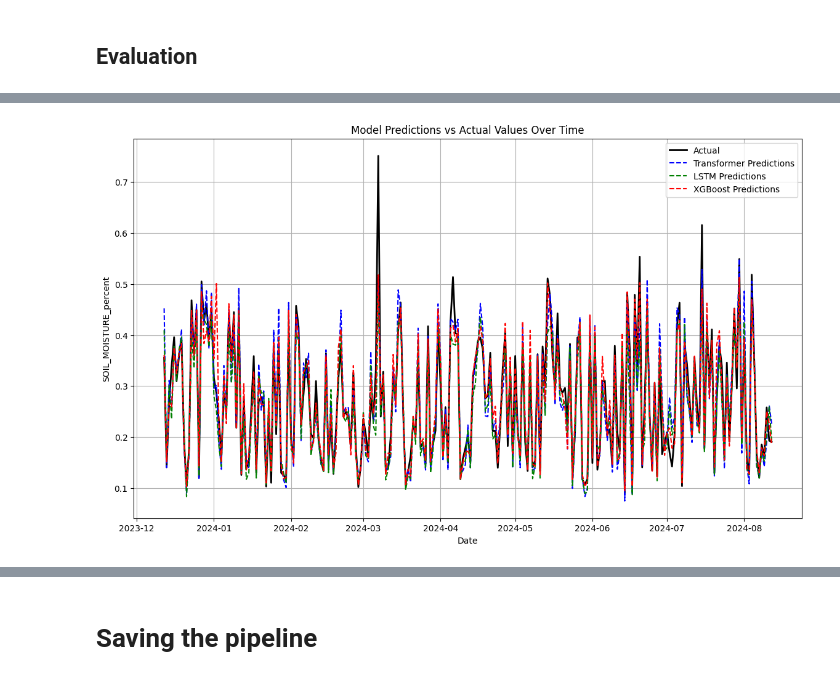
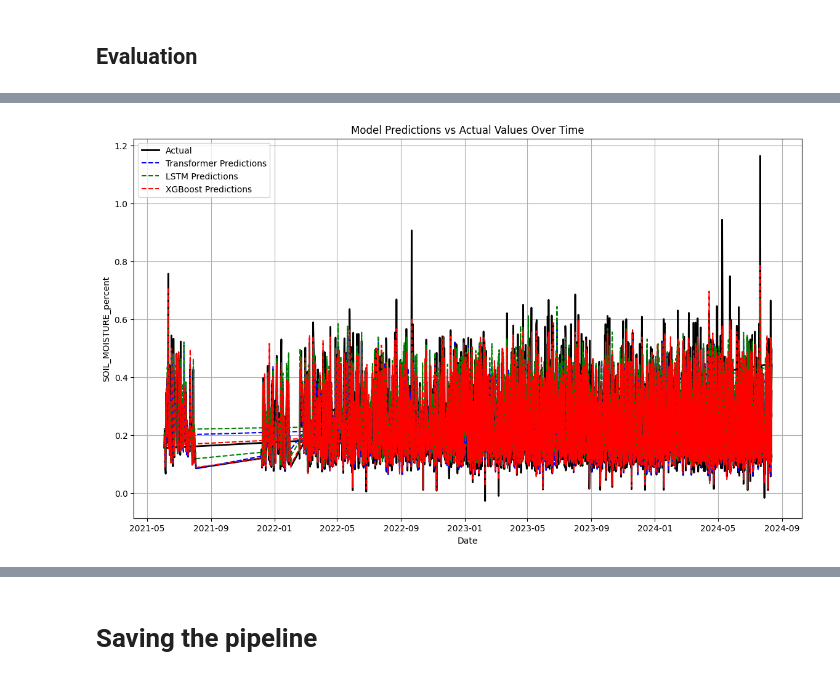
Before and after one commit to top-data/Soil_moisture, a Jupyter notebook: sm_cosmoz_inputs.ipynb, the cells around one changed output, grey strips where cells are left out. Drawn from its saved outputs; the diff is of its cells as text; code cells hidden in the pictures.

```diff
--- a/sm_cosmoz_inputs.ipynb
+++ b/sm_cosmoz_inputs.ipynb
@@ -223 +179,4 @@ merged_df.tail()
+# %%
+merged_df_all = pd.concat(all_smap_stations)
+merged_df_all.to_csv('/content/drive/MyDrive/SoilMoisture/cosmoz/merged_df_all.csv')
 # %%
@@ -302,11 +238,12 @@ from tensorflow.keras.models import Sequential
 from tensorflow.keras.layers import Dense, LSTM, MultiHeadAttention, Input, Dropout, Flatten
 from xgboost import XGBRegressor
 
-
+bands = ['sm_surface', 'sm_rootzone', 'sm_profile', 'sm_surface_wetness', 'sm_rootzone_wetness', 'sm_profile_wetness', 'surface_temp',
+          'soil_temp_layer1', 'soil_temp_layer2', 'soil_temp_layer3', 'soil_temp_layer4', 'soil_temp_layer5', 'soil_temp_layer6']
 
 # Prepare features and target
-X = merged_df[bands].values
-y = merged_df['SOIL_MOISTURE_percent'].values
+X = merged_df_all[bands].values
+y = merged_df_all['SOIL_MOISTURE_percent'].values
 
 # Split into training and testing sets
 X_train, X_test, y_train, y_test = train_test_split(X, y, test_size=0.2, random_state=42)
@@ -339,5 +276,6 @@ X_train_reshaped = X_train_scaled.reshape((X_train_scaled.shape[0], 1, X_train_s
 X_test_reshaped = X_test_scaled.reshape((X_test_scaled.shape[0], 1, X_test_scaled.shape[1]))
 
 transformer_model = build_transformer_model((1, X_train_scaled.shape[1]))
-transformer_model.fit(X_train_reshaped, y_train, epochs=10, batch_size=32, validation_split=0.2)
+callback = tf.keras.callbacks.EarlyStopping(monitor='val_loss', patience=20)
+transformer_model.fit(X_train_reshaped, y_train, epochs=200, batch_size=32, validation_split=0.2, callbacks=[callback])
 # %% [output]
@@ -381,5 +317,6 @@ X_train_lstm = X_train_scaled.reshape((X_train_scaled.shape[0], 1, X_train_scale
 X_test_lstm = X_test_scaled.reshape((X_test_scaled.shape[0], 1, X_test_scaled.shape[1]))
 
 lstm_model = build_lstm_model((1, X_train_scaled.shape[1]))
-lstm_model.fit(X_train_lstm, y_train, epochs=10, batch_size=32, validation_split=0.2)
+callback = tf.keras.callbacks.EarlyStopping(monitor='val_loss', patience=20)
+lstm_model.fit(X_train_lstm, y_train, epochs=200, batch_size=32, validation_split=0.2, callbacks=[callback])
 # %% [output]
@@ -471,7 +406,7 @@ results_df
 import matplotlib.pyplot as plt
 
 # Get corresponding dates for y_test
-test_dates = merged_df.index[-len(y_test):]
+test_dates = merged_df_all.index[-len(y_test):]
 
 # Generate predictions
 transformer_predictions = transformer_model.predict(X_test_reshaped).flatten()
@@ -498,4 +433,4 @@ plt.show()
-[figure, old version]
+[figure, new version]
 # %%
 import matplotlib.pyplot as plt
 from sklearn.metrics import mean_squared_error, r2_score
```
Also changed, not shown: parts of 23 cells of this notebook.
